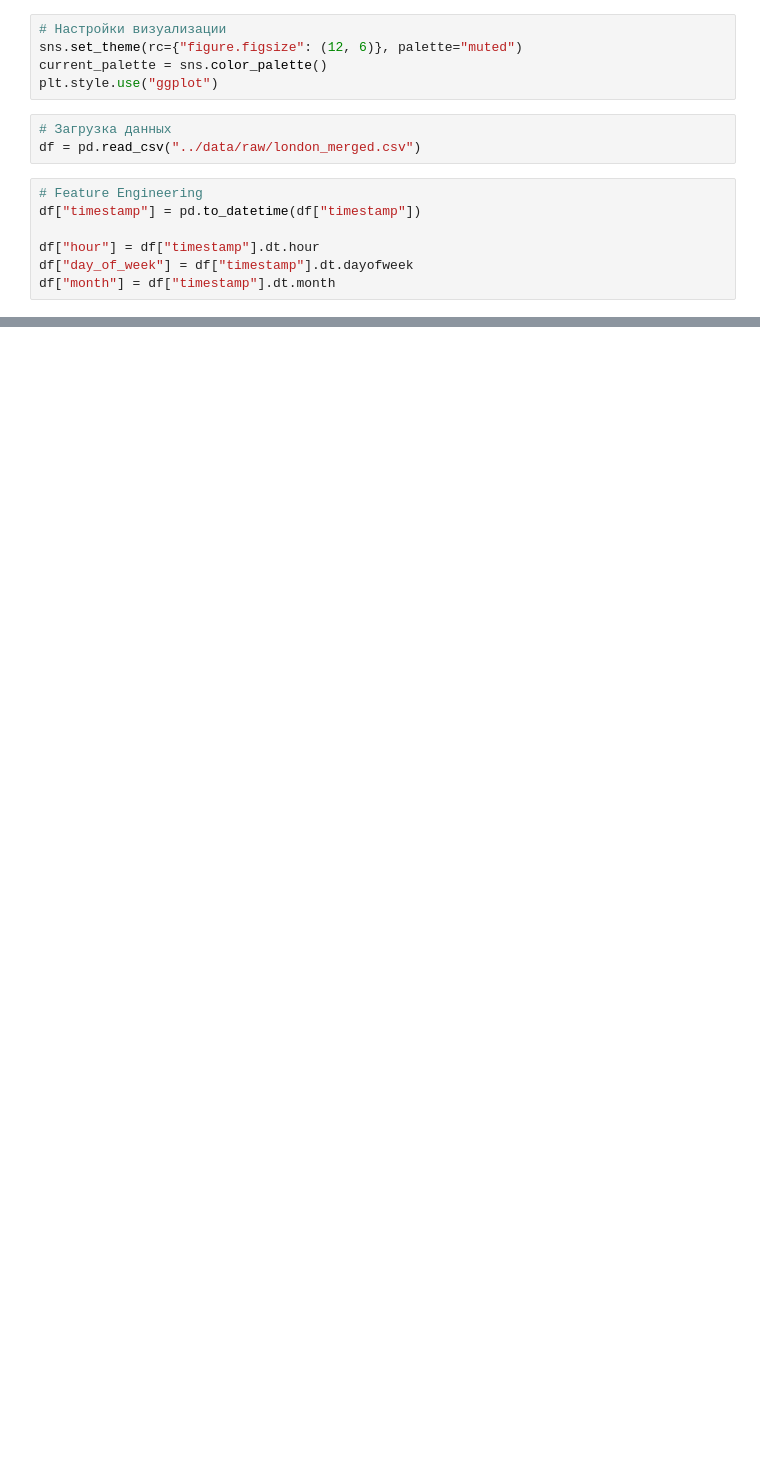
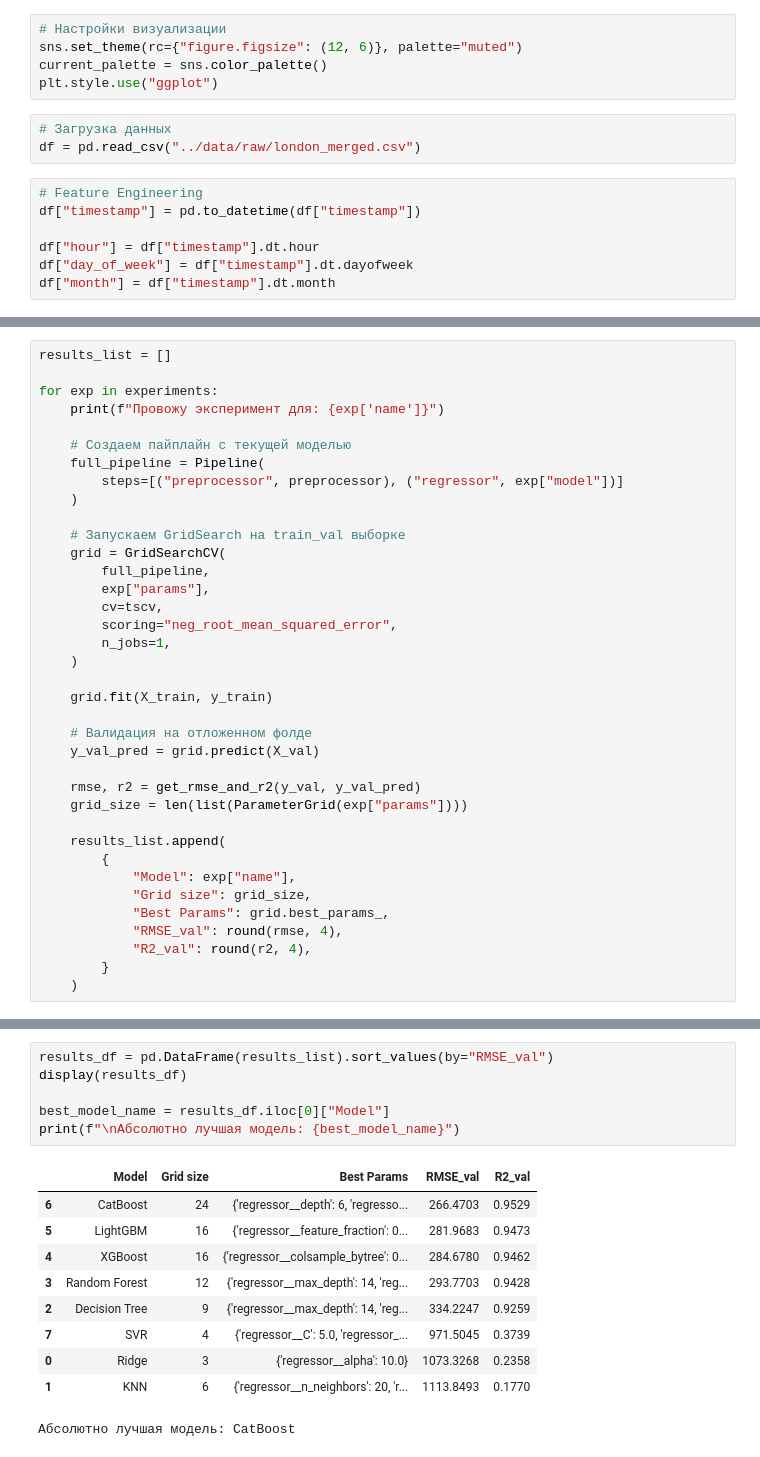
Before and after one commit to hsemlcourse/hseml-group-project-spynder-1, a Jupyter notebook: notebooks/03_experiments.ipynb, the cells around one changed output, grey strips where cells are left out. Drawn from its saved outputs; the diff is of its cells as text; blank space fills up the shorter version.

```diff
--- a/notebooks/03_experiments.ipynb
+++ b/notebooks/03_experiments.ipynb
@@ -121,0 +223,37 @@ plt.show()
+# %%
+results_list = []
+
+for exp in experiments:
+    print(f"Провожу эксперимент для: {exp['name']}")
+
+    # Создаем пайплайн с текущей моделью
+    full_pipeline = Pipeline(
+        steps=[("preprocessor", preprocessor), ("regressor", exp["model"])]
+    )
+
+    # Запускаем GridSearch на train_val выборке
+    grid = GridSearchCV(
+        full_pipeline,
+        exp["params"],
+        cv=tscv,
+        scoring="neg_root_mean_squared_error",
+        n_jobs=1,
+    )
+
+    grid.fit(X_train, y_train)
+
+    # Валидация на отложенном фолде
+    y_val_pred = grid.predict(X_val)
+
+    rmse, r2 = get_rmse_and_r2(y_val, y_val_pred)
+    grid_size = len(list(ParameterGrid(exp["params"])))
+
+    results_list.append(
+        {
+            "Model": exp["name"],
+            "Grid size": grid_size,
+            "Best Params": grid.best_params_,
+            "RMSE_val": round(rmse, 4),
+            "R2_val": round(r2, 4),
+        }
+    )
@@ -121,0 +269,17 @@ plt.show()
+# %%
+results_df = pd.DataFrame(results_list).sort_values(by="RMSE_val")
+display(results_df)
+
+best_model_name = results_df.iloc[0]["Model"]
+print(f"\nАбсолютно лучшая модель: {best_model_name}")
+# %% [output]
+|  | Model | Grid size | Best Params | RMSE_val | R2_val |
+| 6 | CatBoost | 24 | {'regressor__depth': 6, 'regresso... | 266.4703 | 0.9529 |
+| 5 | LightGBM | 16 | {'regressor__feature_fraction': 0... | 281.9683 | 0.9473 |
+| 4 | XGBoost | 16 | {'regressor__colsample_bytree': 0... | 284.6780 | 0.9462 |
+| 3 | Random Forest | 12 | {'regressor__max_depth': 14, 'reg... | 293.7703 | 0.9428 |
+| 2 | Decision Tree | 9 | {'regressor__max_depth': 14, 'reg... | 334.2247 | 0.9259 |
+| 7 | SVR | 4 | {'regressor__C': 5.0, 'regressor_... | 971.5045 | 0.3739 |
+| 0 | Ridge | 3 | {'regressor__alpha': 10.0} | 1073.3268 | 0.2358 |
+| 1 | KNN | 6 | {'regressor__n_neighbors': 20, 'r... | 1113.8493 | 0.1770 |
+Абсолютно лучшая модель: CatBoost
```
Also changed, not shown: parts of 23 cells of this notebook, 16 other files.
